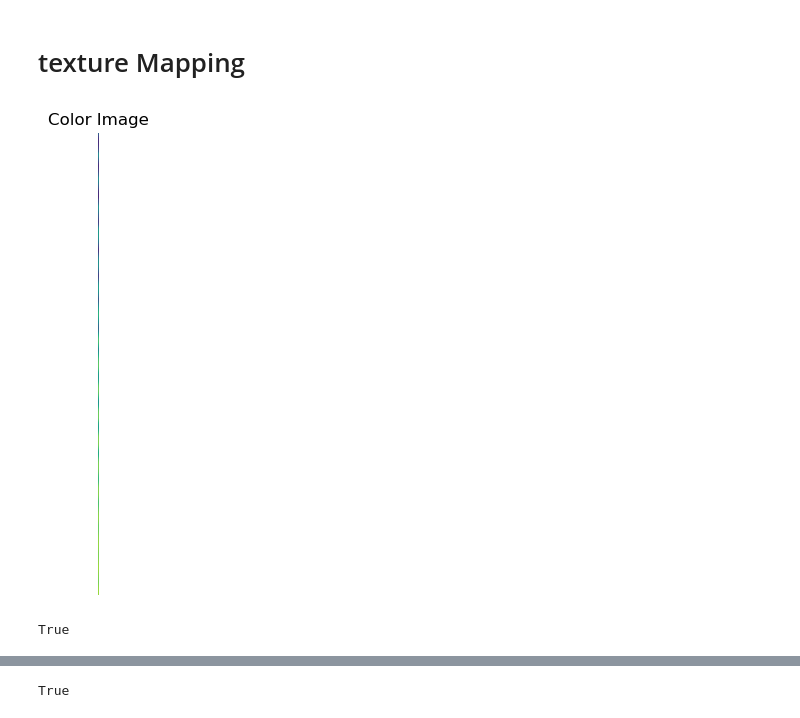
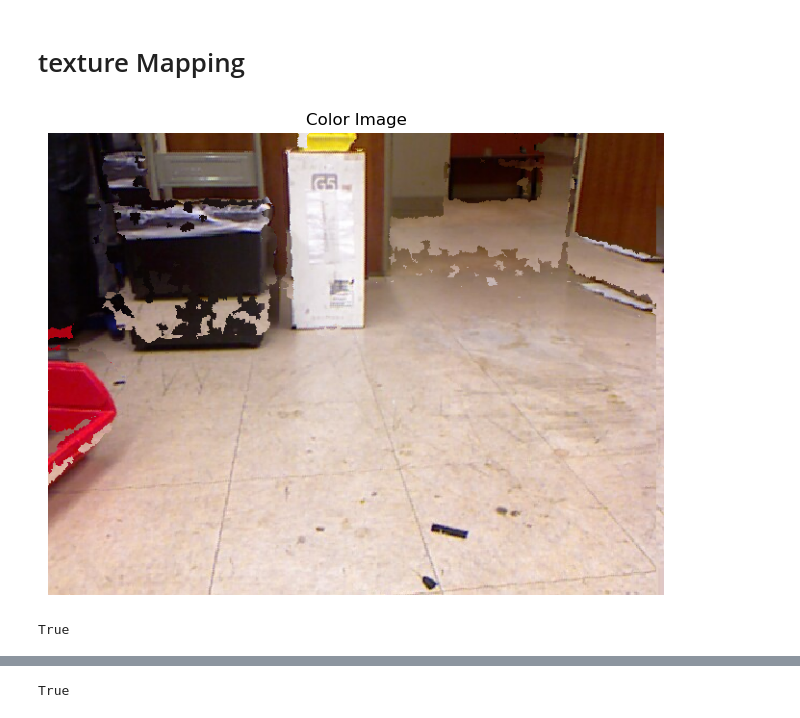
Before and after one commit to bharathraam29/SLAM_and_ICP, a Jupyter notebook: code/24_feb_scratch.ipynb, the cells around one changed output, grey strips where cells are left out. Saved outputs shown, nothing was run; the diff lists cells and outputs as text; code cells hidden in the pictures.

```diff
--- a/code/24_feb_scratch.ipynb
+++ b/code/24_feb_scratch.ipynb
@@ -312,35 +309,35 @@ bgr_colors = bgr_img[rgb_i, rgb_j]
 rgb_colors = bgr_colors.reshape((height, width, 3))[:, :, ::-1]  # Swap channels from BGR to RGB
 
 # Display the image
 plt.figure(figsize=(8, 6))
-plt.imshow(colors)
+plt.imshow(rgb_colors)
 plt.axis("off")  # Hide axes
 plt.title("Color Image")
 plt.show()
 
 uv1 = np.vstack([j_idxs, i_idxs, np.ones_like(i_idxs)])
 K = np.array([[585.05, 0, 242.94],
               [0, 585.05, 315.84],
               [0, 0, 1]])
 
 # project images to 3d points
 points = depth.flatten() * (np.linalg.inv(K) @ uv1)
 
 oRr = np.array([[0, -1, 0],
                 [0, 0, -1],
                 [1, 0, 0]])
 # we want rRo because we have points in optical frame and want to move them to the regular frame.
 points = oRr.T @ points
 
 pcd = o3d.geometry.PointCloud()
 pcd.points = o3d.utility.Vector3dVector(points.T)
 pcd.colors = o3d.utility.Vector3dVector(colors / 255)  # open3d expects color channels 0-1, opencv uses uint8 0-255
 
 origin = o3d.geometry.TriangleMesh.create_coordinate_frame(size=.5)  # visualize the camera regular frame for reference.
 # o3d.visualization.draw([pcd, origin])  # display the pointcloud and origin
 o3d.io.write_point_cloud("/home/bradhakrishnan/ECE276A_PR2/code/open_3d plots/point_cloud.ply", pcd)
 # %% [output]
-[figure, old version]
+[figure, new version]
 True
 # %%
 import ICP_stuff
```
Also changed, not shown: parts of 10 cells of this notebook, 1 other file.
